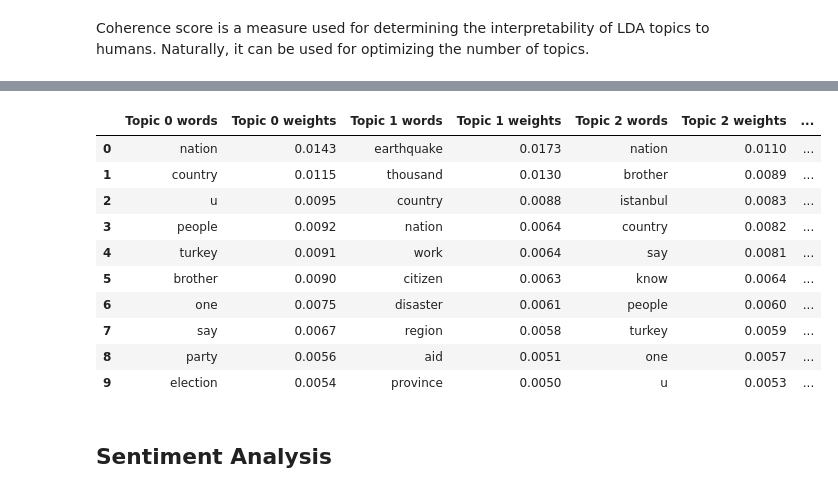
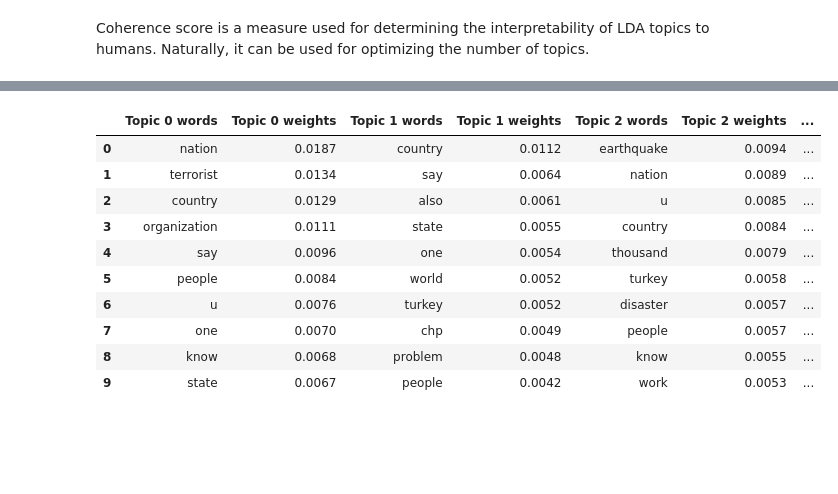
Before and after one commit to mrcljns/Text-Mining-Projects, a Jupyter notebook: Speeches_project/erdogan_speeches_notebook.ipynb, the cells around one changed output, grey strips where cells are left out. Drawn from its saved outputs; the diff is of its cells as text; code cells hidden in the pictures; blank space fills up the shorter version.

Commit message:
Started analysis

```diff
--- a/Speeches_project/erdogan_speeches_notebook.ipynb
+++ b/Speeches_project/erdogan_speeches_notebook.ipynb
@@ -188,0 +313,8 @@ lda_df = lda_df.loc[lda_df.Translated_text != ""]
+# %%
+pos_speeches = [x.split() for x in pos_df["Paragraph"]]
+pos_dictionary = Dictionary(pos_speeches)
+pos_corpus = [pos_dictionary.doc2bow(speech) for speech in pos_speeches]
+
+neg_speeches = [x.split() for x in neg_df["Paragraph"]]
+neg_dictionary = Dictionary(neg_speeches)
+neg_corpus = [neg_dictionary.doc2bow(speech) for speech in neg_speeches]
@@ -299,11 +371,24 @@ model_results.sort_values('Coherence', ascending = False).head()
 passes=10
 
 # LDA model for positive tweets
-lda_model = LdaModel(
-    corpus=corpus,
-    id2word=dictionary,
-    chunksize=len(corpus),
-    alpha='symmetric',
+pos_lda_model = LdaModel(
+    corpus=pos_corpus,
+    id2word=pos_dictionary,
+    chunksize=len(pos_corpus),
+    alpha='asymmetric',
+    eta='symmetric',
+    random_state=42,
+    num_topics=8,
+    passes=passes,
+    per_word_topics=True
+)
+
+# LDA model for negative tweets
+neg_lda_model = LdaModel(
+    corpus=neg_corpus,
+    id2word=neg_dictionary,
+    chunksize=len(neg_corpus),
+    alpha='asymmetric',
     eta='symmetric',
     random_state=42,
     num_topics=4,
@@ -322,16 +412,14 @@ def display_topics(lda_model, num_topics, no_top_words):
 # %%
-display_topics(lda_model, 4, 10)
+display_topics(neg_lda_model, 4, 10)
 # %% [output]
 |  | Topic 0 words | Topic 0 weights | Topic 1 words | Topic 1 weights | Topic 2 words | Topic 2 weights | ... |
-| 0 | nation | 0.0143 | earthquake | 0.0173 | nation | 0.0110 | ... |
-| 1 | country | 0.0115 | thousand | 0.0130 | brother | 0.0089 | ... |
-| 2 | u | 0.0095 | country | 0.0088 | istanbul | 0.0083 | ... |
-| 3 | people | 0.0092 | nation | 0.0064 | country | 0.0082 | ... |
-| 4 | turkey | 0.0091 | work | 0.0064 | say | 0.0081 | ... |
-| 5 | brother | 0.0090 | citizen | 0.0063 | know | 0.0064 | ... |
-| 6 | one | 0.0075 | disaster | 0.0061 | people | 0.0060 | ... |
-| 7 | say | 0.0067 | region | 0.0058 | turkey | 0.0059 | ... |
-| 8 | party | 0.0056 | aid | 0.0051 | one | 0.0057 | ... |
-| 9 | election | 0.0054 | province | 0.0050 | u | 0.0053 | ... |
+| 0 | nation | 0.0187 | country | 0.0112 | earthquake | 0.0094 | ... |
+| 1 | terrorist | 0.0134 | say | 0.0064 | nation | 0.0089 | ... |
+| 2 | country | 0.0129 | also | 0.0061 | u | 0.0085 | ... |
+| 3 | organization | 0.0111 | state | 0.0055 | country | 0.0084 | ... |
+| 4 | say | 0.0096 | one | 0.0054 | thousand | 0.0079 | ... |
+| 5 | people | 0.0084 | world | 0.0052 | turkey | 0.0058 | ... |
+| 6 | u | 0.0076 | turkey | 0.0052 | disaster | 0.0057 | ... |
+| 7 | one | 0.0070 | chp | 0.0049 | people | 0.0057 | ... |
+| 8 | know | 0.0068 | problem | 0.0048 | know | 0.0055 | ... |
+| 9 | state | 0.0067 | people | 0.0042 | work | 0.0053 | ... |
-# %% [markdown]
-## Sentiment Analysis
```
Also changed, not shown: parts of 52 cells of this notebook.
